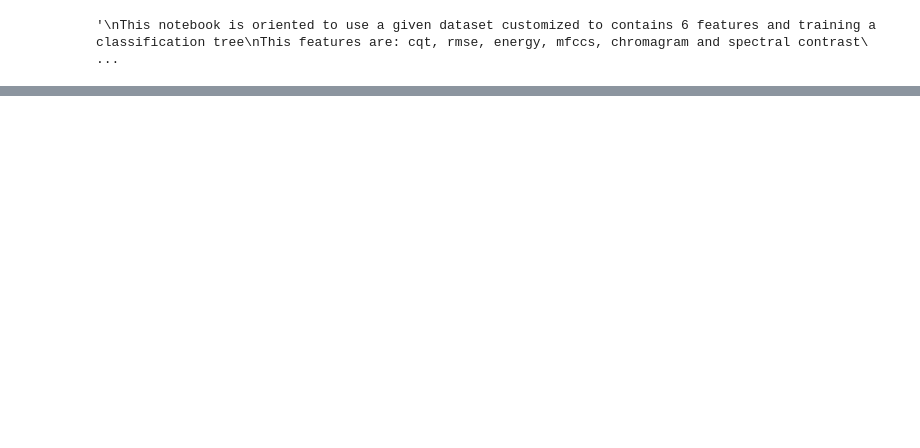
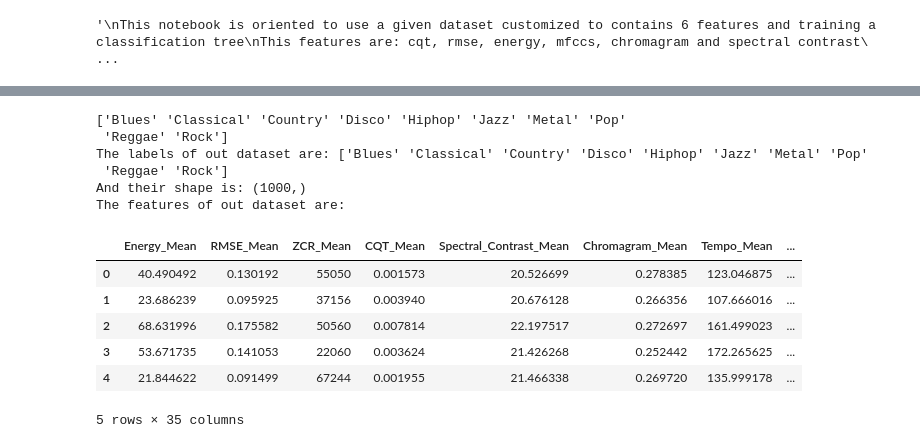
Before and after one commit to acarrill/TFGNotebooks, a Jupyter notebook: ClassificationTree.ipynb, the cells around one changed output, grey strips where cells are left out. Saved outputs shown, nothing was run; the diff lists cells and outputs as text; code cells hidden in the pictures; blank space fills up the shorter version.

```diff
--- a/ClassificationTree.ipynb
+++ b/ClassificationTree.ipynb
@@ -21,19 +21,9 @@ import gc
 
 # features = pd.read_csv('Datasets/2000Spoti.csv', encoding='latin-1', thousands=',')
 
-# features = pd.read_csv('MI_PRIMER_DATAFRAME.csv', encoding='latin-1', thousands=',')  # 0.51 ** peor resultado **
+features = pd.read_csv('Dataframes/var_mean_dict.csv', encoding='latin-1', thousands=',') # Media genera 0.62-0.67 con todas las caracteristicas **best result2**
 
-# features = pd.read_csv('19_MFCCS_DATAFRAME.csv', encoding='latin-1', thousands=',')
-
-# features = pd.read_csv('visualization_features.csv', encoding='latin-1', thousands=',') # Media genera 0.62-0.67 con todas las caracteristicas **best result1**
-
-# features = pd.read_csv('features_frame_length_2048_var.csv', encoding='latin-1', thousands=',')
-
-# features = pd.read_csv('visualization_features_var.csv', encoding='latin-1', thousands=',')
-
-features = pd.read_csv('var_mean_dict.csv', encoding='latin-1', thousands=',') # Media genera 0.62-0.67 con todas las caracteristicas **best result2**
-
-# print(var_features.head(5))
+print(features.head(5))
 
 print('done')
 # %% [output]
@@ -139,0 +47,62 @@ print(rf.feature_importances_)
+# %%
+
+#extracting labels and features
+
+labelColumn = 'Genre'
+
+labels = np.array(features[labelColumn])
+print(np.unique(labels))
+
+print("The labels of out dataset are:", np.unique(labels))
+print("And their shape is:", labels.shape)
+
+
+# Only var no CQT
+# featureColumsToDrop = ['Unnamed: 0','STFT_Mean.1', 'CQT_Var', 'STFT_Var.1', 'Genre', 'Energy_Mean', 'RMSE_Mean', 'ZCR_Mean', 'CQT_Mean', 'Spectral_Contrast_Mean', 'Chromagram_Mean', 'Tempo_Mean', 'STFT_Mean',
+#                       'Autocorrelation_Mean', 'STFT_Mean', 'Spectral_Centroid_Mean', 'Rolloff_Mean']
+
+# Only var with CQT
+# featureColumsToDrop = ['Unnamed: 0', 'Energy_Mean', 'RMSE_Mean', 'ZCR_Mean', 'CQT_Mean', 'Spectral_Contrast_Mean', 'Chromagram_Mean', 'Tempo_Mean', 'STFT_Mean',
+#                       'Autocorrelation_Mean', 'STFT_Mean', 'Spectral_Centroid_Mean', 'Rolloff_Mean','STFT_Mean.1', 'STFT_Var.1', 'Genre']
+
+# Only mean no CQT
+
+# featureColumsToDrop = ['Unnamed: 0','Energy_Var', 'RMSE_Var', 'ZCR_Var', 'CQT_Var', 'Spectral_Contrast_Var', 'Chromagram_Var', 'Tempo_Var', 'STFT_Var',
+#                       'Autocorrelation_Var', 'STFT_Var', 'Spectral_Centroid_Var', 'Rolloff_Var', 'CQT_Mean', 'STFT_Mean.1', 'STFT_Var.1', 'Genre']
+
+# Only mean with CQT
+# featureColumsToDrop = ['Unnamed: 0', 'Energy_Var', 'RMSE_Var', 'ZCR_Var', 'CQT_Var', 'Spectral_Contrast_Var', 'Chromagram_Var', 'Tempo_Var', 'STFT_Var',
+#                       'Autocorrelation_Var', 'STFT_Var', 'Spectral_Centroid_Var', 'Rolloff_Var',  'STFT_Mean.1', 'STFT_Var.1', 'Genre']
+
+
+# Mean and var with CQT
+
+featureColumsToDrop = ['Unnamed: 0', 'STFT_Mean.1', 'STFT_Var.1', 'Genre']
+
+
+# NO MFCCS mean and var
+
+# featureColumsToDrop = ['Unnamed: 0', 'STFT_Mean.1', 'STFT_Var.1', 'Genre',
+#                        'Energy_Mean', 'RMSE_Mean', 'ZCR_Mean', 'CQT_Mean', 'Spectral_Contrast_Mean', 'Chromagram_Mean', 'Tempo_Mean', 'STFT_Mean',
+#                       'Autocorrelation_Mean', 'STFT_Mean', 'Spectral_Centroid_Mean', 'Rolloff_Mean',
+#                        'MFCCS0','MFCCS1','MFCCS2','MFCCS3','MFCCS4','MFCCS5','MFCCS6','MFCCS7','MFCCS8','MFCCS9','MFCCS10', 'CQT_Mean','MFCCS11','MFCCS12', 'CQT_Var', 'STFT_Var.1', 'Genre']
+
+features = features.drop(featureColumsToDrop, 1)
+
+print("The features of out dataset are:")
+
+features.head(5)
+# %% [output]
+['Blues' 'Classical' 'Country' 'Disco' 'Hiphop' 'Jazz' 'Metal' 'Pop'
+ 'Reggae' 'Rock']
+The labels of out dataset are: ['Blues' 'Classical' 'Country' 'Disco' 'Hiphop' 'Jazz' 'Metal' 'Pop'
+ 'Reggae' 'Rock']
+And their shape is: (1000,)
+The features of out dataset are:
+|  | Energy_Mean | RMSE_Mean | ZCR_Mean | CQT_Mean | Spectral_Contrast_Mean | Chromagram_Mean | Tempo_Mean | ... |
+| 0 | 40.490492 | 0.130192 | 55050 | 0.001573 | 20.526699 | 0.278385 | 123.046875 | ... |
+| 1 | 23.686239 | 0.095925 | 37156 | 0.003940 | 20.676128 | 0.266356 | 107.666016 | ... |
+| 2 | 68.631996 | 0.175582 | 50560 | 0.007814 | 22.197517 | 0.272697 | 161.499023 | ... |
+| 3 | 53.671735 | 0.141053 | 22060 | 0.003624 | 21.426268 | 0.252442 | 172.265625 | ... |
+| 4 | 21.844622 | 0.091499 | 67244 | 0.001955 | 21.466338 | 0.269720 | 135.999178 | ... |
+5 rows × 35 columns
```
Also changed, not shown: parts of 8 cells of this notebook, 2 other files.
